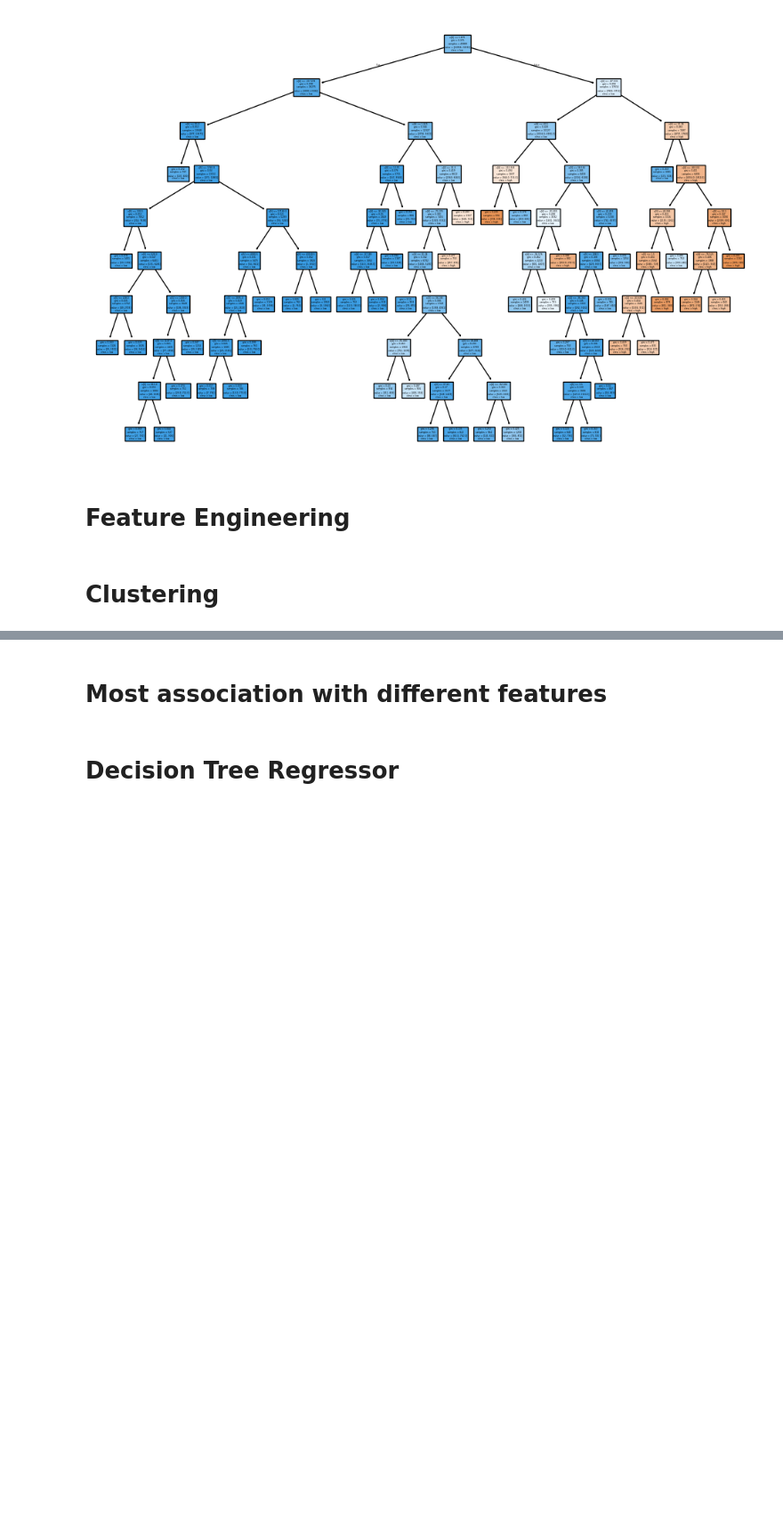
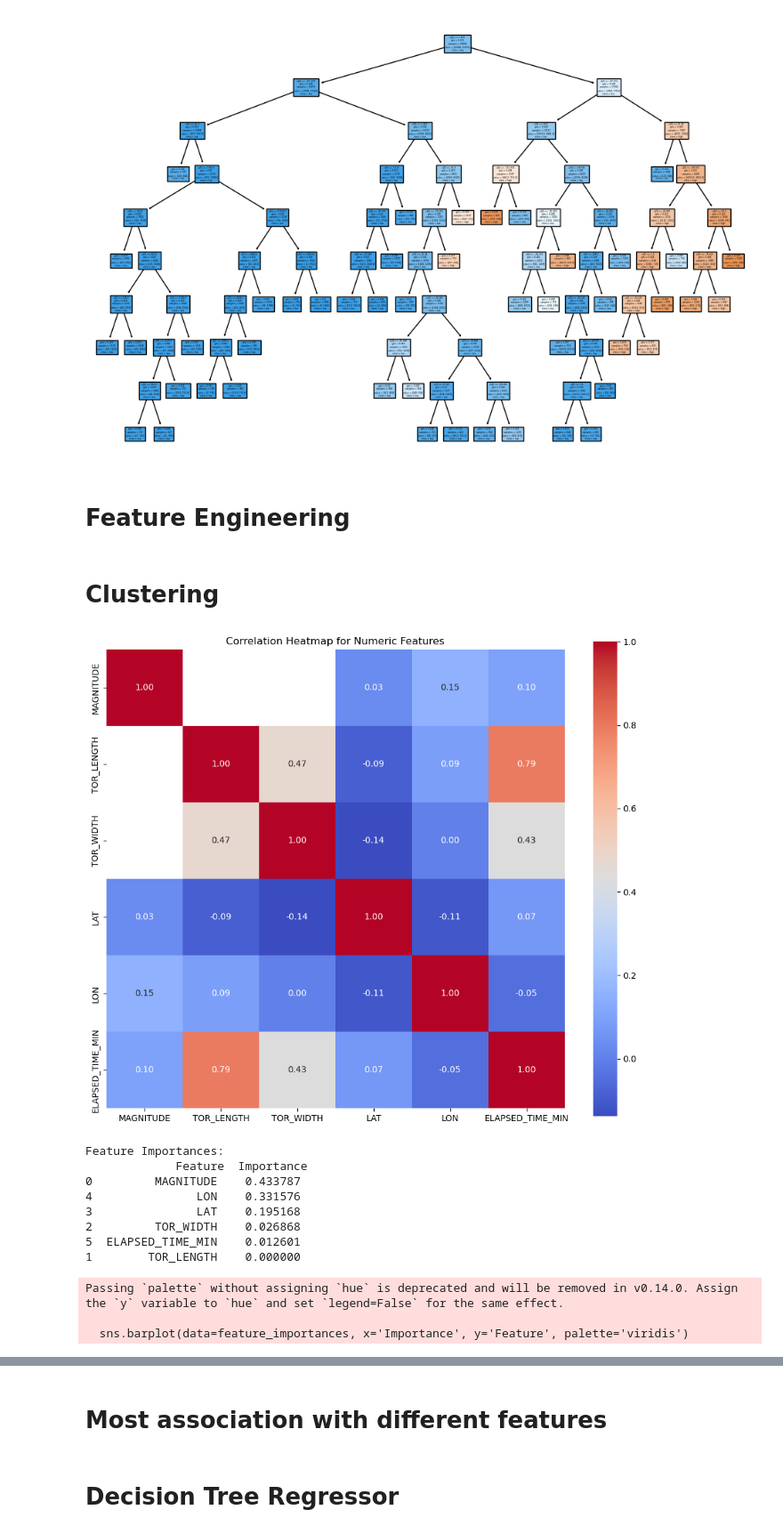
Before and after one commit to DConly/MachineLearningProject, a Jupyter notebook: mainJupyterNotebook.ipynb, the cells around one changed output, grey strips where cells are left out. Shown at 89% size. Saved outputs shown, nothing was run; the diff lists cells and outputs as text; code cells hidden in the pictures; blank space fills up the shorter version.

Commit message:
pretty graph

```diff
--- a/mainJupyterNotebook.ipynb
+++ b/mainJupyterNotebook.ipynb
@@ -216,3 +216,66 @@ weighted avg       0.85      0.85      0.85     10973
 # Feature Engineering
 # %% [markdown]
 # Clustering
+# %%
+import pandas as pd
+import numpy as np
+import matplotlib.pyplot as plt
+import seaborn as sns  # import seaborn for advanced plotting
+
+from sklearn.impute import SimpleImputer
+from sklearn.model_selection import train_test_split
+from sklearn.tree import DecisionTreeClassifier, plot_tree
+from sklearn.metrics import accuracy_score, classification_report
+
+# (Assuming you have already prepared df and performed feature engineering)
+# For our purposes, we focus on the numeric features, which are in X_numeric.
+# Here, we create a correlation heatmap for those features.
+
+# Generate the correlation matrix for numeric features.
+corr_matrix = X_numeric.corr()
+
+# Set up the matplotlib figure.
+plt.figure(figsize=(12, 10))
+sns.heatmap(corr_matrix, annot=True, fmt=".2f", cmap="coolwarm", square=True)
+plt.title("Correlation Heatmap for Numeric Features")
+plt.show()
+
+# -----------------------------------------------------
+# Feature Verification using Feature Importances from a Decision Tree.
+# You already split your data, trained the classifier,
+# and made predictions, so now we verify which features are most important.
+
+# Retrieve feature names from X_numeric columns (or your final feature set).
+feature_names = X_numeric.columns.tolist()
+
+# Get feature importances from the trained classifier.
+importances = clf.feature_importances_
+
+# Create a DataFrame for easy viewing.
+feature_importances = pd.DataFrame({
+    'Feature': feature_names,
+    'Importance': importances
+}).sort_values(by='Importance', ascending=False)
+
+print("Feature Importances:\n", feature_importances)
+
+# Plot the feature importances as a bar chart.
+plt.figure(figsize=(10, 6))
+sns.barplot(data=feature_importances, x='Importance', y='Feature', palette='viridis')
+plt.title("Feature Importances")
+plt.xlabel("Importance Score")
+plt.ylabel("Feature")
+plt.show()
+# %% [output]
+[figure, added]
+Feature Importances:
+             Feature  Importance
+0         MAGNITUDE    0.433787
+4               LON    0.331576
+3               LAT    0.195168
+2         TOR_WIDTH    0.026868
+5  ELAPSED_TIME_MIN    0.012601
+1        TOR_LENGTH    0.000000
+Passing `palette` without assigning `hue` is deprecated and will be removed in v0.14.0. Assign the `y` variable to `hue` and set `legend=False` for the same effect.
+
+  sns.barplot(data=feature_importances, x='Importance', y='Feature', palette='viridis')
```
Also changed, not shown: parts of 2 cells of this notebook.
